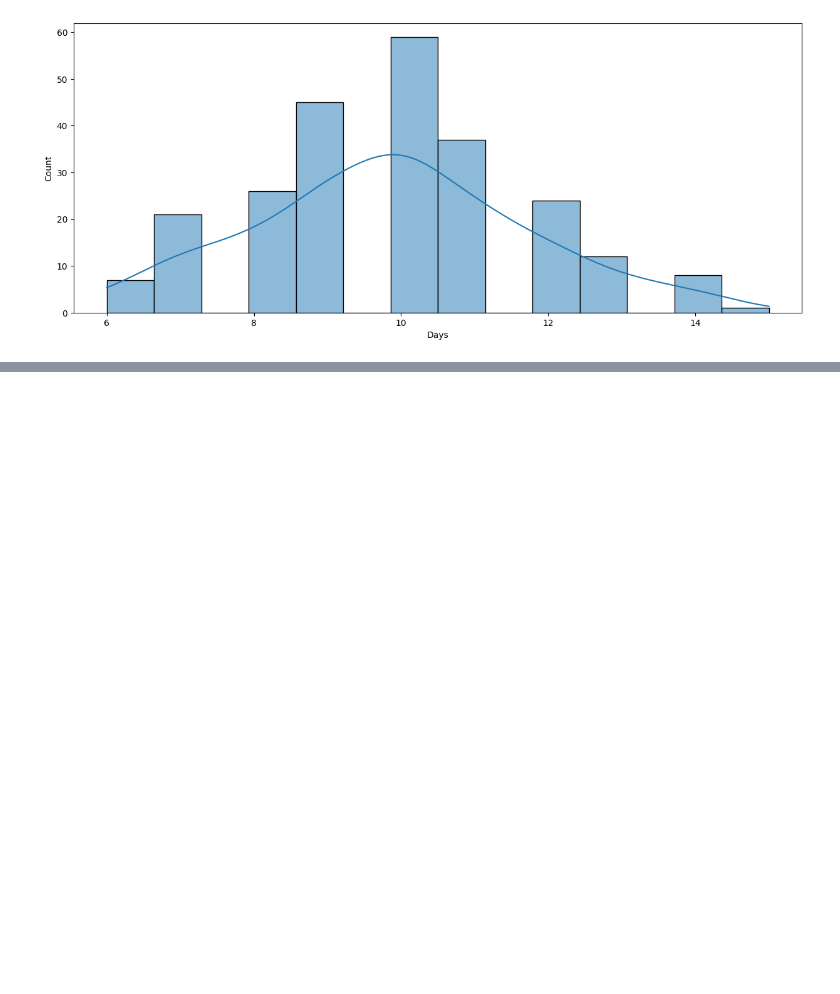
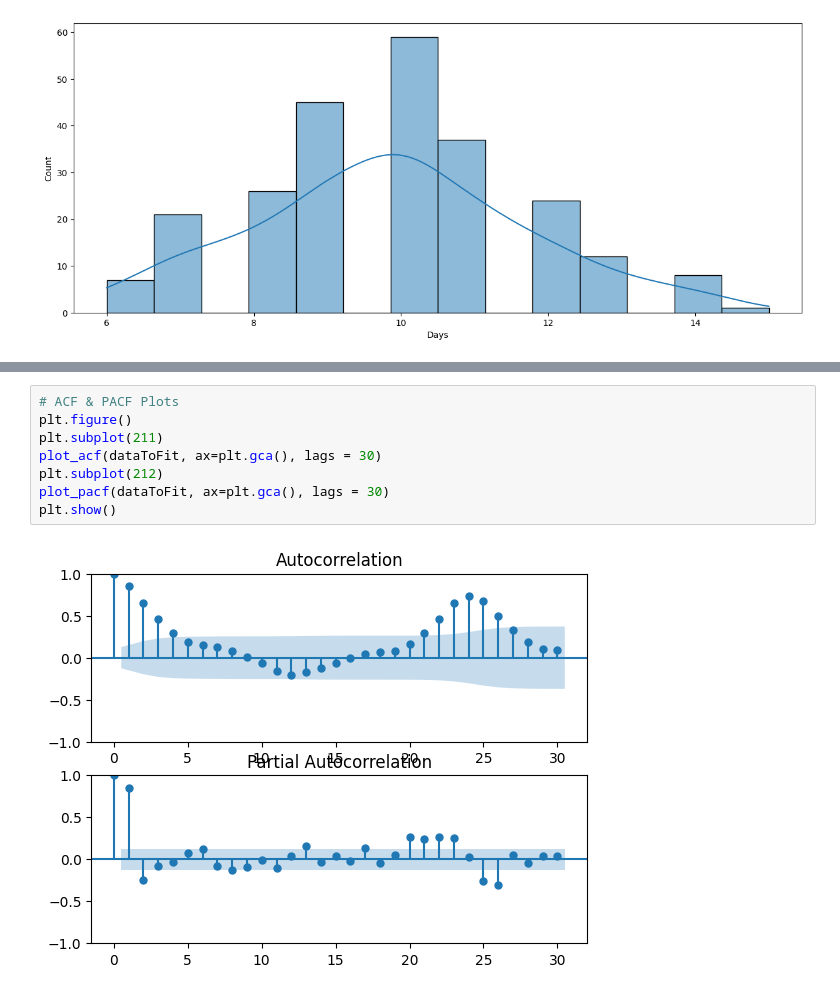
Before and after one commit to Millares95/Investigation_Code, a Jupyter notebook: ultimate_ARIMA_Forcast.ipynb, the cells around one changed output, grey strips where cells are left out. Saved outputs shown, nothing was run; the diff lists cells and outputs as text; blank space fills up the shorter version.

```diff
--- a/ultimate_ARIMA_Forcast.ipynb
+++ b/ultimate_ARIMA_Forcast.ipynb
@@ -216,0 +265,10 @@ plt.show()
+# %%
+# ACF & PACF Plots
+plt.figure()
+plt.subplot(211)
+plot_acf(dataToFit, ax=plt.gca(), lags = 30)
+plt.subplot(212)
+plot_pacf(dataToFit, ax=plt.gca(), lags = 30)
+plt.show()
+# %% [output]
+[figure, added]
```
Also changed, not shown: parts of 8 cells of this notebook.
